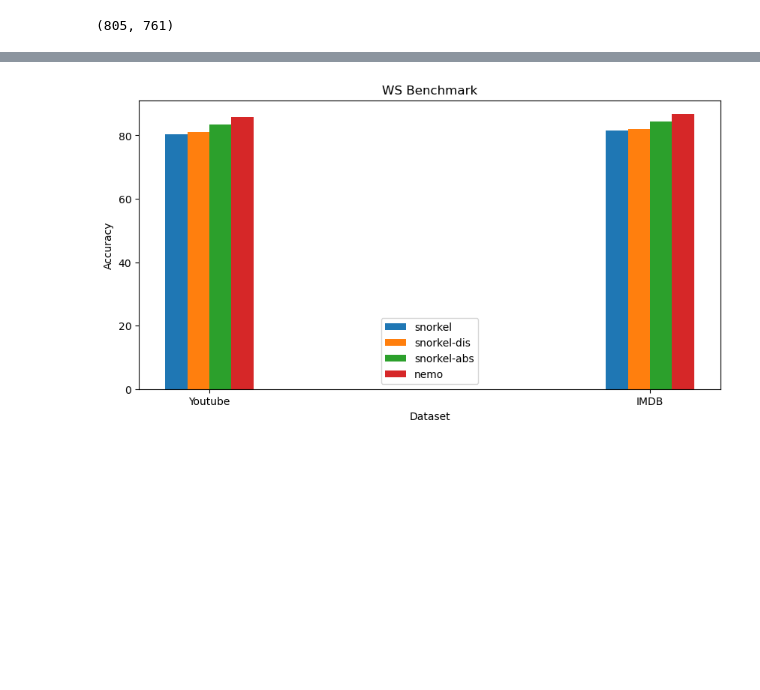
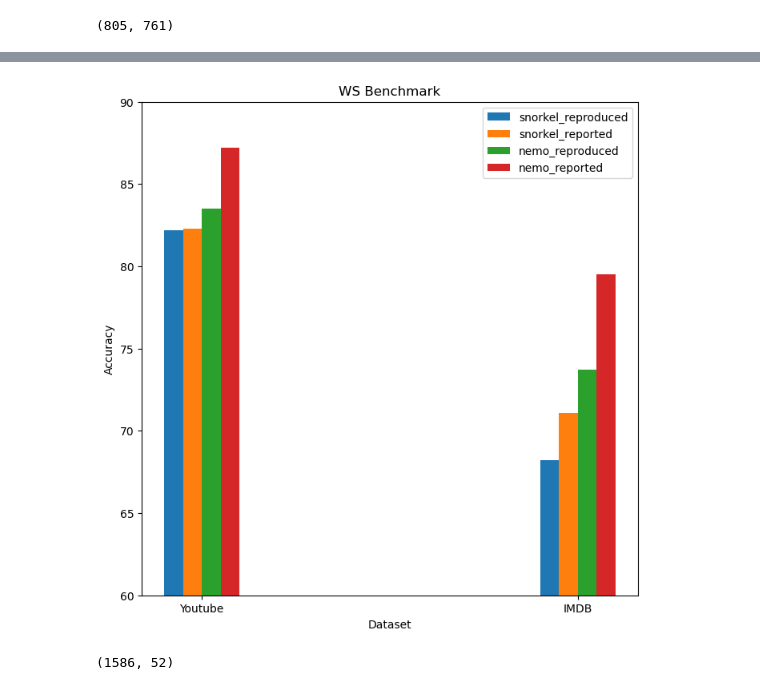
Before and after one commit to thanhtcptit/weak-supervision, a Jupyter notebook: notebooks/youtube_spam.ipynb, the cells around one changed output, grey strips where cells are left out. Cells and saved outputs as stored; diff of their text form; code cells hidden in the pictures; blank space fills up the shorter version.

```diff
--- a/notebooks/youtube_spam.ipynb
+++ b/notebooks/youtube_spam.ipynb
@@ -227,27 +228,33 @@ from matplotlib import pyplot as plt
-# %%
-fig = plt.figure(figsize=(10, 5))
-
-snorkel_acc = (80.4, 81.4)
-snorkel_dis = (81, 82)
-snorkel_abs = (83.3, 84.3)
-nemo = (85.7, 86.7)
-
-N = 2
-ind = np.arange(N)
-
-width = 0.05
-
-for i, d in enumerate(zip([snorkel_acc, snorkel_dis, snorkel_abs, nemo],
-                          ["snorkel", "snorkel-dis", "snorkel-abs", "nemo"])):
-    plt.bar(ind + i * width, d[0], width, label=d[1])
-
-plt.xlabel('Dataset')
-plt.ylabel('Accuracy')
-plt.title('WS Benchmark')
-
-plt.xticks(ind + 1.5 * width, ("Youtube", "IMDB"))
-
-plt.legend(loc='best')
-plt.show()
-# %% [output]
-[figure, removed]
+# %%
+fig = plt.figure(figsize=(8, 8))
+
+snorkel_repro = (82.2, 68.2)
+snorkel_reported = (82.3, 71.1)
+
+nemo_repro = (83.5, 73.7)
+nemo_reported = (87.2, 79.5)
+
+N = 2
+ind = np.arange(N)
+
+width = 0.05
+
+for i, d in enumerate(zip([snorkel_repro, snorkel_reported, nemo_repro, nemo_reported],
+                          ["snorkel_reproduced", "snorkel_reported", "nemo_reproduced", "nemo_reported"])):
+    plt.bar(ind + i * width, d[0], width, label=d[1])
+
+plt.xlabel('Dataset')
+plt.ylabel('Accuracy')
+plt.title('WS Benchmark')
+
+plt.ylim(60, 90)
+plt.xticks(ind + 1.5 * width, ("Youtube", "IMDB"))
+
+plt.legend(loc='best')
+plt.savefig("reports/figures/benchmark.png")
+# %% [output]
+[figure, added]
+# %%
+L_train.shape
+# %% [output]
+(1586, 52)
```
Also changed, not shown: parts of 5 cells of this notebook, 18 other files.
